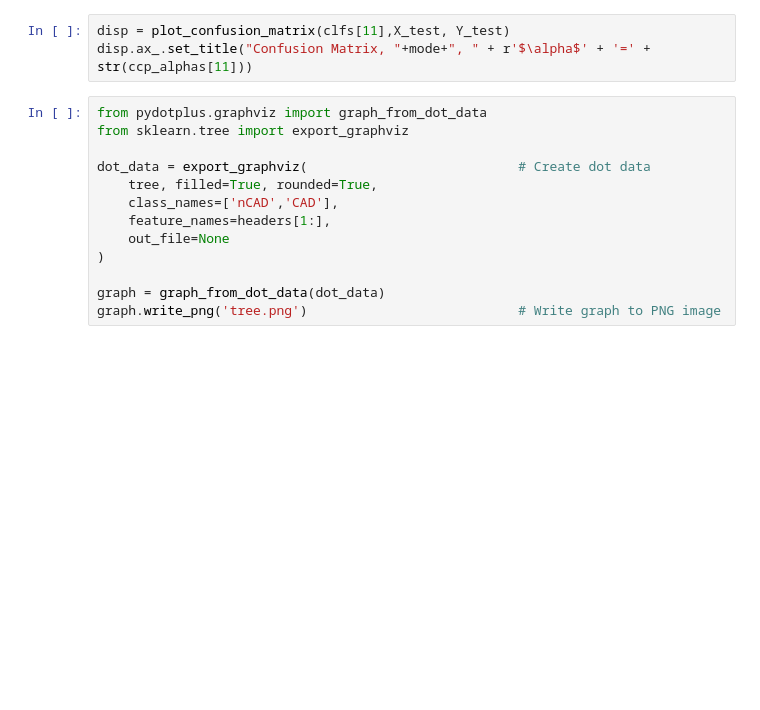
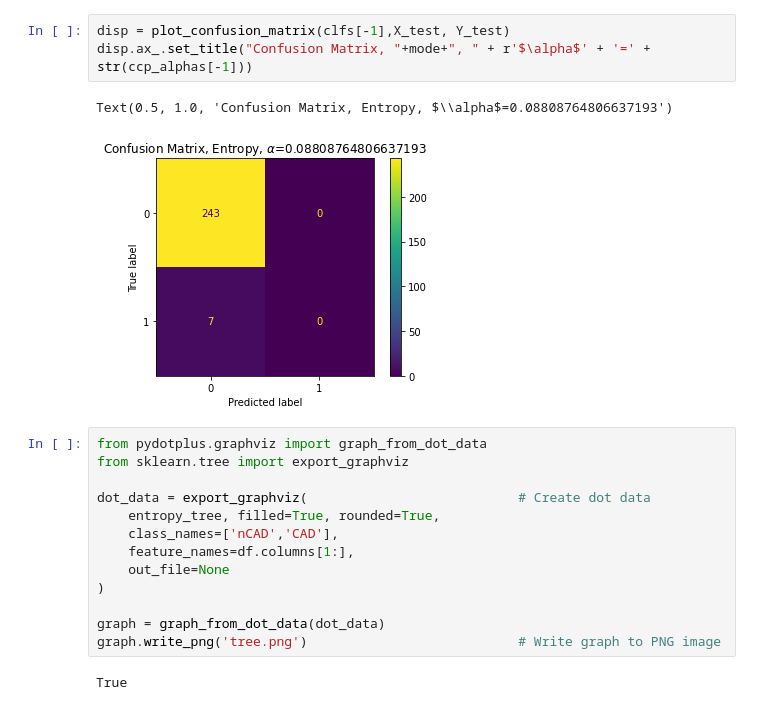
Before and after one commit to robertpuccinelli/grad, a Jupyter notebook: midterm.ipynb, the cells around one changed output. Saved outputs shown, nothing was run; the diff lists cells and outputs as text; blank space fills up the shorter version.

```diff
--- a/midterm.ipynb
+++ b/midterm.ipynb
@@ -85,18 +107,23 @@ plt.show()
 # %%
-disp = plot_confusion_matrix(clfs[11],X_test, Y_test)
-disp.ax_.set_title("Confusion Matrix, "+mode+", " + r'$\alpha$' + '=' + str(ccp_alphas[11]))
+disp = plot_confusion_matrix(clfs[-1],X_test, Y_test)
+disp.ax_.set_title("Confusion Matrix, "+mode+", " + r'$\alpha$' + '=' + str(ccp_alphas[-1]))
+# %% [output]
+Text(0.5, 1.0, 'Confusion Matrix, Entropy, $\\alpha$=0.08808764806637193')
+[figure, added]
 # %%
 from pydotplus.graphviz import graph_from_dot_data
 from sklearn.tree import export_graphviz
 
 dot_data = export_graphviz(                           # Create dot data
-    tree, filled=True, rounded=True,
+    entropy_tree, filled=True, rounded=True,
     class_names=['nCAD','CAD'],
-    feature_names=headers[1:],
+    feature_names=df.columns[1:],
     out_file=None
 )
 
 graph = graph_from_dot_data(dot_data)
 graph.write_png('tree.png')                           # Write graph to PNG image
+# %% [output]
+True
 # %%
 l = [k/100 for k in range(0,24, 1)]
```
Also changed, not shown: parts of 8 cells of this notebook, 42 other files.
